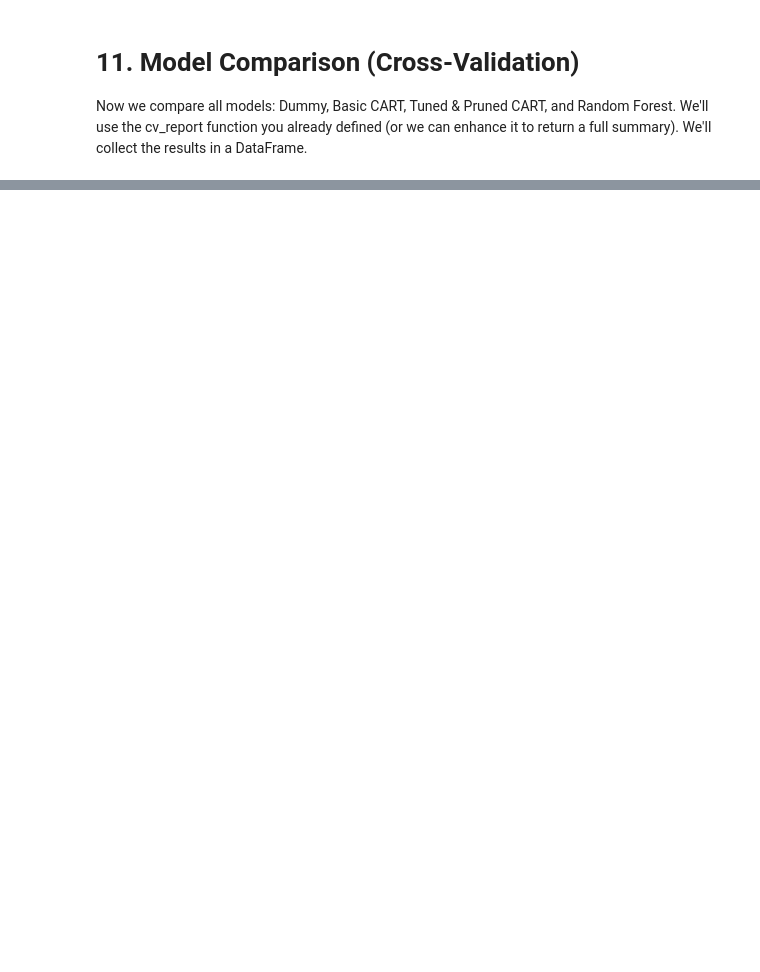
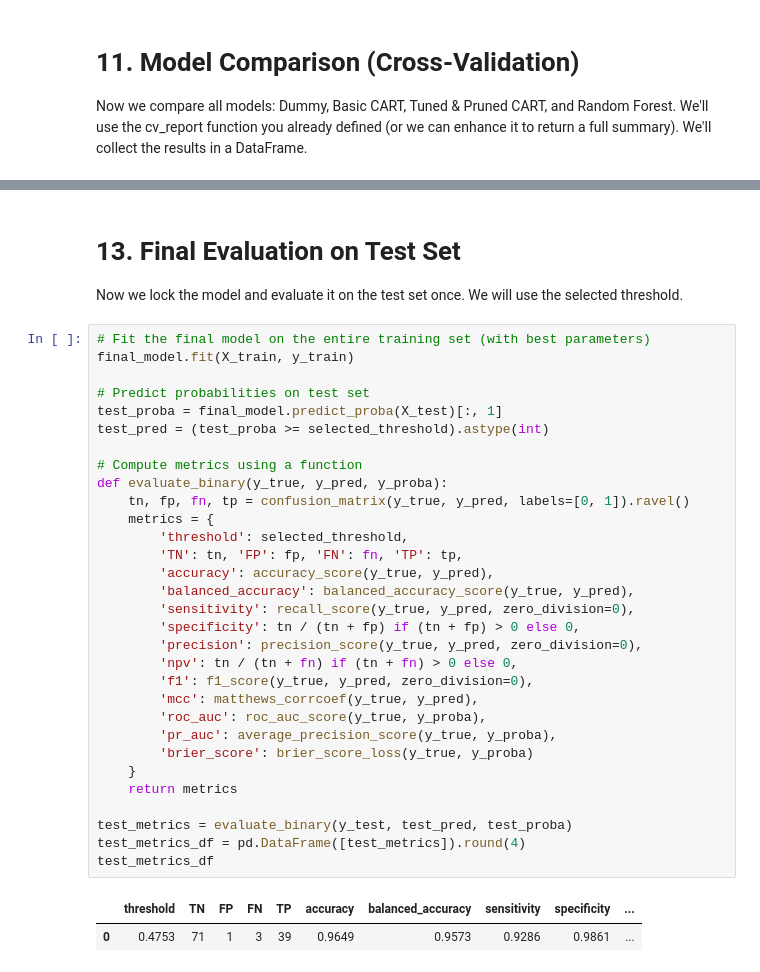
Before and after one commit to Raunak-23/Predictive_Analytics, a Jupyter notebook: Medical_diagnosis_support/notebooks/breast_cancer.ipynb, the cells around one changed output, grey strips where cells are left out. Drawn from its saved outputs; the diff is of its cells as text; blank space fills up the shorter version.

```diff
--- a/Medical_diagnosis_support/notebooks/breast_cancer.ipynb
+++ b/Medical_diagnosis_support/notebooks/breast_cancer.ipynb
@@ -1906,0 +2038,37 @@ The comparison table shows the mean and standard deviation of each metric across
+# %% [markdown]
+# 13. Final Evaluation on Test Set
+Now we lock the model and evaluate it on the test set once. We will use the selected threshold.
+# %%
+# Fit the final model on the entire training set (with best parameters)
+final_model.fit(X_train, y_train)
+
+# Predict probabilities on test set
+test_proba = final_model.predict_proba(X_test)[:, 1]
+test_pred = (test_proba >= selected_threshold).astype(int)
+
+# Compute metrics using a function
+def evaluate_binary(y_true, y_pred, y_proba):
+    tn, fp, fn, tp = confusion_matrix(y_true, y_pred, labels=[0, 1]).ravel()
+    metrics = {
+        'threshold': selected_threshold,
+        'TN': tn, 'FP': fp, 'FN': fn, 'TP': tp,
+        'accuracy': accuracy_score(y_true, y_pred),
+        'balanced_accuracy': balanced_accuracy_score(y_true, y_pred),
+        'sensitivity': recall_score(y_true, y_pred, zero_division=0),
+        'specificity': tn / (tn + fp) if (tn + fp) > 0 else 0,
+        'precision': precision_score(y_true, y_pred, zero_division=0),
+        'npv': tn / (tn + fn) if (tn + fn) > 0 else 0,
+        'f1': f1_score(y_true, y_pred, zero_division=0),
+        'mcc': matthews_corrcoef(y_true, y_pred),
+        'roc_auc': roc_auc_score(y_true, y_proba),
+        'pr_auc': average_precision_score(y_true, y_proba),
+        'brier_score': brier_score_loss(y_true, y_proba)
+    }
+    return metrics
+
+test_metrics = evaluate_binary(y_test, test_pred, test_proba)
+test_metrics_df = pd.DataFrame([test_metrics]).round(4)
+test_metrics_df
+# %% [output]
+|  | threshold | TN | FP | FN | TP | accuracy | balanced_accuracy | sensitivity | specificity | ... |
+| 0 | 0.4753 | 71 | 1 | 3 | 39 | 0.9649 | 0.9573 | 0.9286 | 0.9861 | ... |
```
Also changed, not shown: parts of 19 cells of this notebook, 16 other files.
